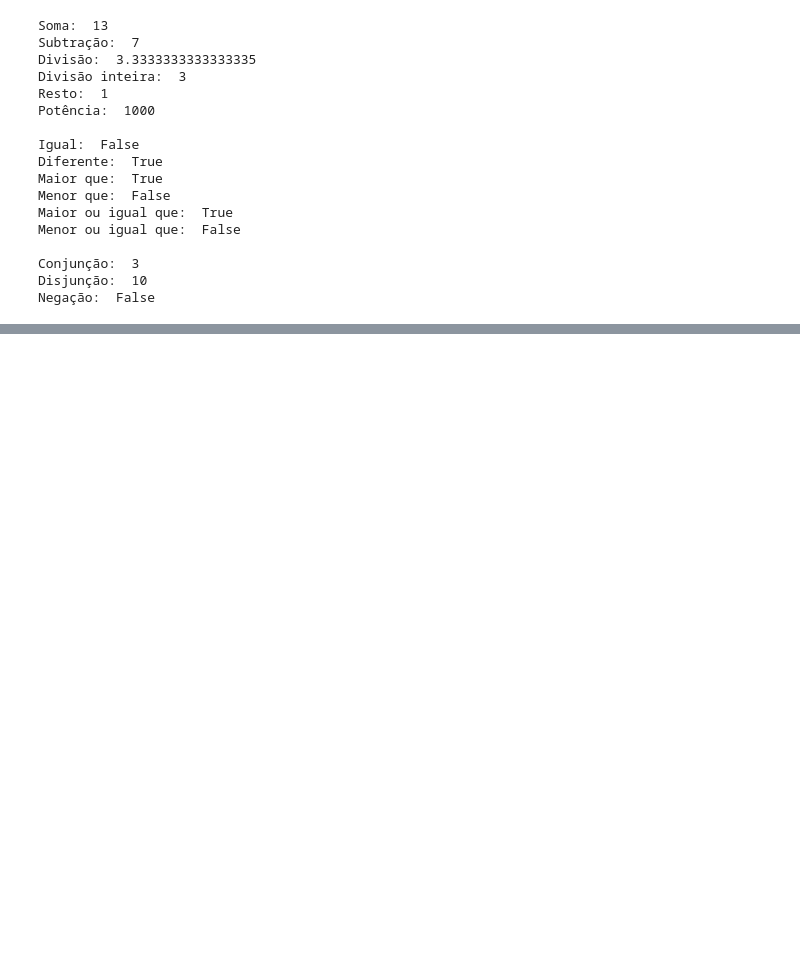
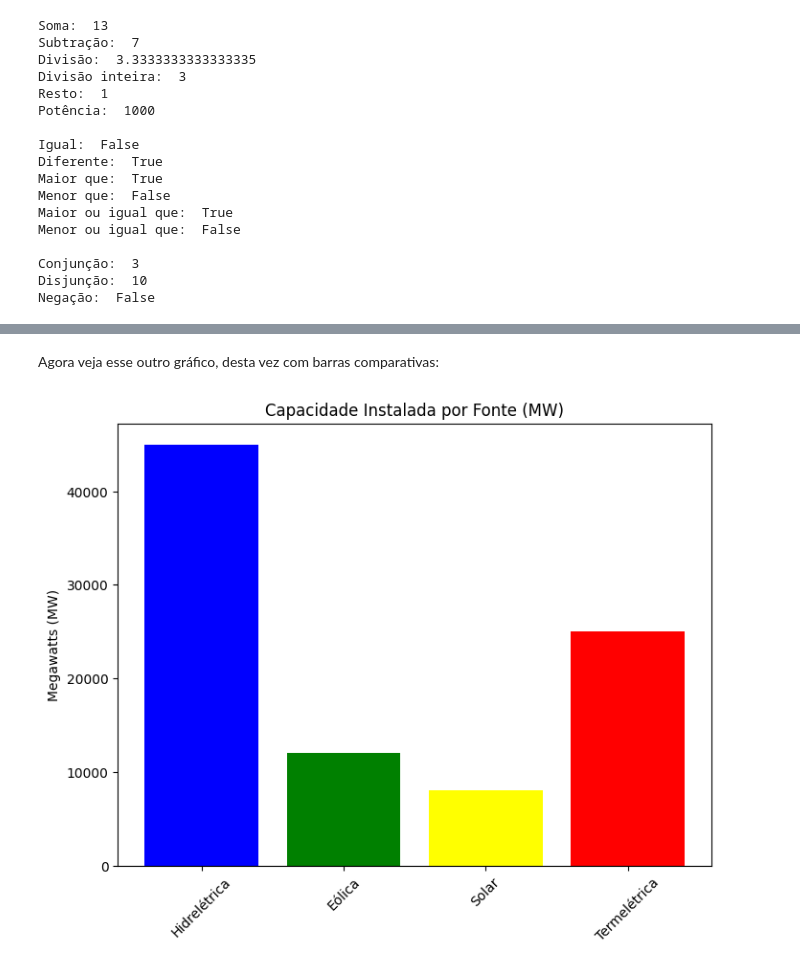
Before and after one commit to petcomputacao/edu-energia, a Jupyter notebook: unidade-1/unidade_1.ipynb, the cells around one changed output, grey strips where cells are left out. Saved outputs shown, nothing was run; the diff lists cells and outputs as text; code cells hidden in the pictures; blank space fills up the shorter version.

```diff
--- a/unidade-1/unidade_1.ipynb
+++ b/unidade-1/unidade_1.ipynb
@@ -164,0 +350,15 @@ Negação:  False
+# %% [markdown]
+Agora veja esse outro gráfico, desta vez com barras comparativas:
+# %%
+# Comparando fontes de energia
+fontes = ['Hidrelétrica', 'Eólica', 'Solar', 'Termelétrica']
+capacidade = [45000, 12000, 8000, 25000]  # MW
+
+plt.figure(figsize=(8, 6))
+plt.bar(fontes, capacidade, color=['blue', 'green', 'yellow', 'red'])
+plt.title('Capacidade Instalada por Fonte (MW)')
+plt.ylabel('Megawatts (MW)')
+plt.xticks(rotation=45)
+plt.show()
+# %% [output]
+[figure, added]
```
Also changed, not shown: parts of 19 cells of this notebook.
